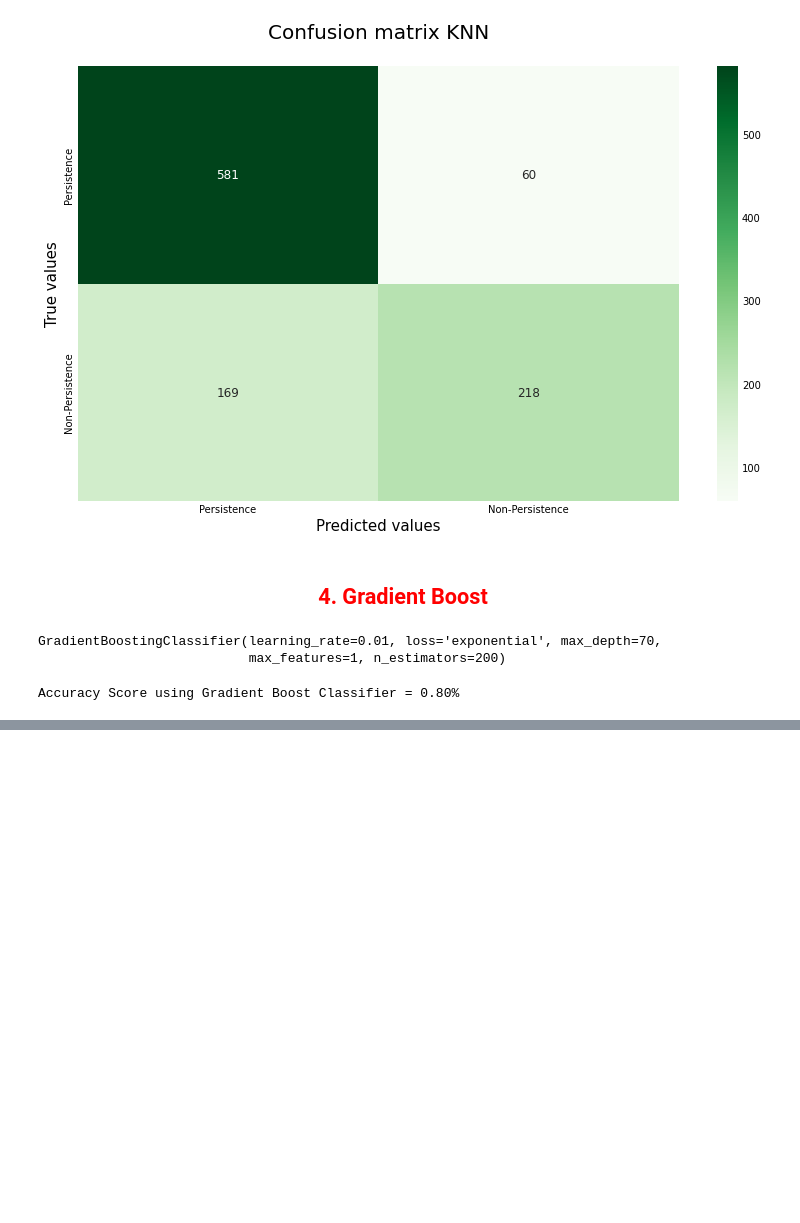
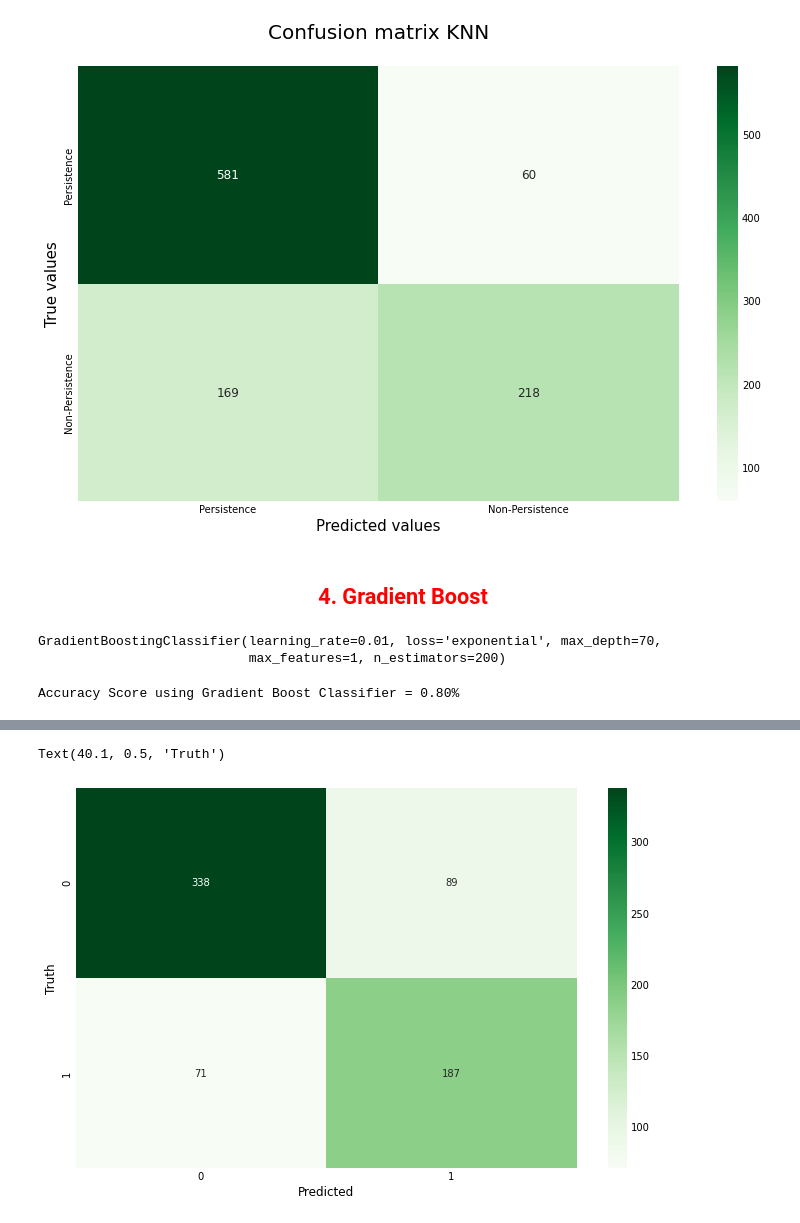
Before and after one commit to TeewhyB01/Healthcare---Drug-Resistence, a Jupyter notebook: Healthcare - Drug Persistency.ipynb, the cells around one changed output, grey strips where cells are left out. Saved outputs shown, nothing was run; the diff lists cells and outputs as text; code cells hidden in the pictures; blank space fills up the shorter version.

```diff
--- a/Healthcare - Drug Persistency.ipynb
+++ b/Healthcare - Drug Persistency.ipynb
@@ -530,0 +539,28 @@ Text(51.62, 0.5, 'True values')
+# %%
+X_train, X_test, y_train, y_test = train_test_split(X, y,test_size=0.2,random_state=2,stratify=y)
+X_train, y_train = sm.fit_resample(X_train, y_train)
+y_train = keras.utils.to_categorical(y_train, 2)
+y_test = keras.utils.to_categorical(y_test, 2)
+scaler = StandardScaler()
+X_train = scaler.fit_transform(X_train)
+X_test = scaler.transform(X_test)
+# Creating a Neural Network with 1 input layer and 3 hidden layers with activation function ***RELU***
+# Then one output layer with ***sigmoid*** function
+model = keras.Sequential([
+    keras.layers.Flatten(input_dim=X_train.shape[1]),
+    keras.layers.Dense(1000, activation='relu'),
+    keras.layers.Dropout(0.5),
+    keras.layers.Dense(800, activation='relu'),
+    keras.layers.Dropout(0.5),
+    keras.layers.Dense(600, activation='relu'),
+    keras.layers.Dropout(0.5),
+    keras.layers.Dense(400, activation='relu'),
+    keras.layers.Dropout(0.2),
+    keras.layers.Dense(200, activation='relu'),
+    keras.layers.Dropout(0.2),
+    keras.layers.Dense(2, activation='softmax')
+])
+#Compile our model using Optimizer adam and loss function ,
+model.compile(optimizer='adam',loss='categorical_crossentropy',metrics=['accuracy'])
+# Model trains for 150 epochs and validates our model on X_test and y_test.
+history = model.fit(X_train, y_train, epochs=100,validation_data=(X_test, y_test))
@@ -530,0 +585,3 @@ Text(51.62, 0.5, 'True values')
+# %%
+ANN_predicted = model.predict(X_test)
+ANN_predicted
@@ -530,0 +597,3 @@ Text(51.62, 0.5, 'True values')
+# %%
+ANN_predicted_labels = [np.argmax(i) for i in ANN_predicted]
+ANN_predicted_labels[:5]
@@ -530,0 +602,3 @@ Text(51.62, 0.5, 'True values')
+# %%
+ANN_test_labels = [np.argmax(i) for i in y_test]
+ANN_test_labels[:5]
@@ -530,0 +620,9 @@ Text(51.62, 0.5, 'True values')
+# %%
+cm = tf.math.confusion_matrix(labels=ANN_test_labels,predictions=ANN_predicted_labels)
+plt.figure(figsize=(10,7))
+sns.heatmap(cm,annot=True,fmt='d',cmap='Greens')
+plt.xlabel('Predicted')
+plt.ylabel('Truth')
+# %% [output]
+Text(40.1, 0.5, 'Truth')
+[figure, added]
```
Also changed, not shown: parts of 15 cells of this notebook.
